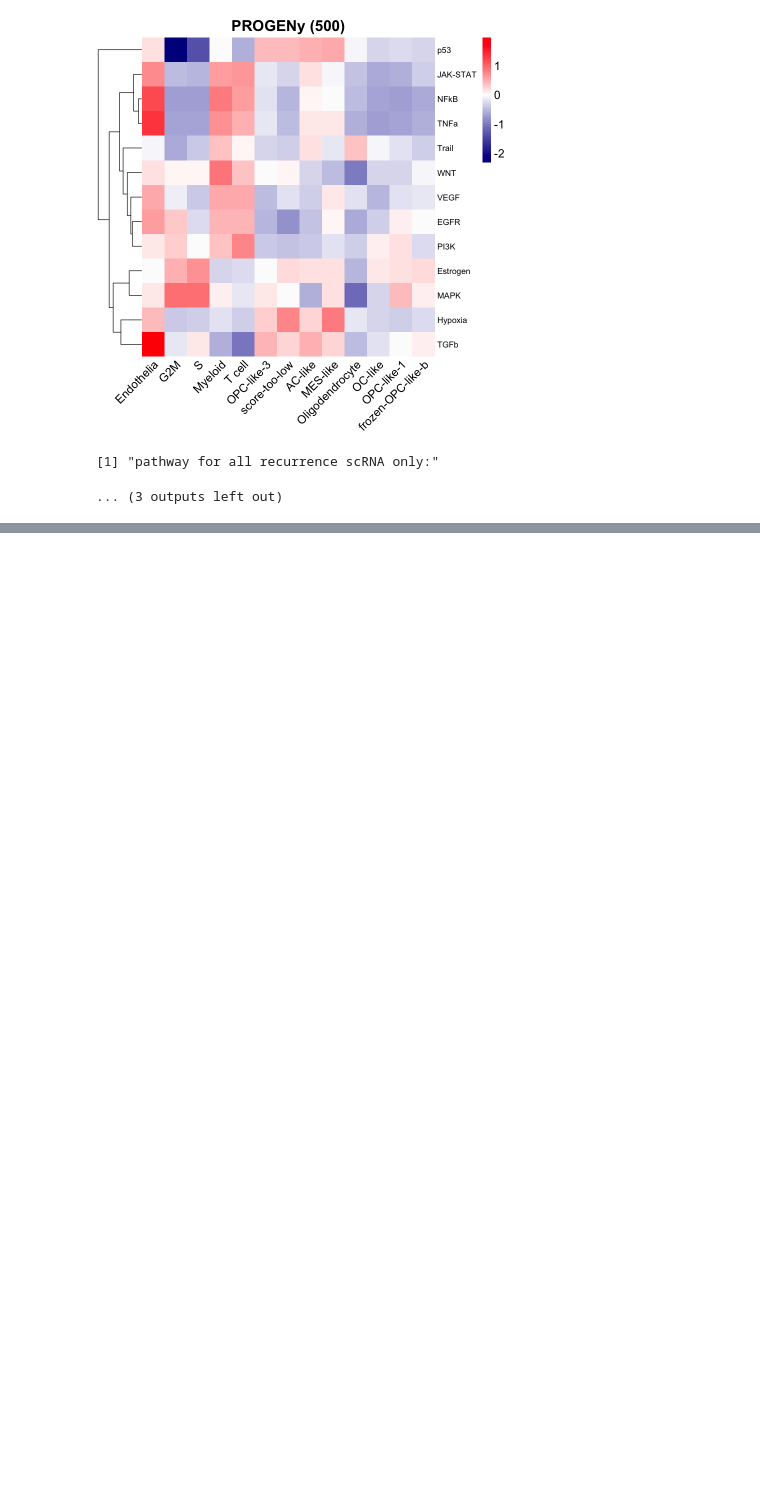
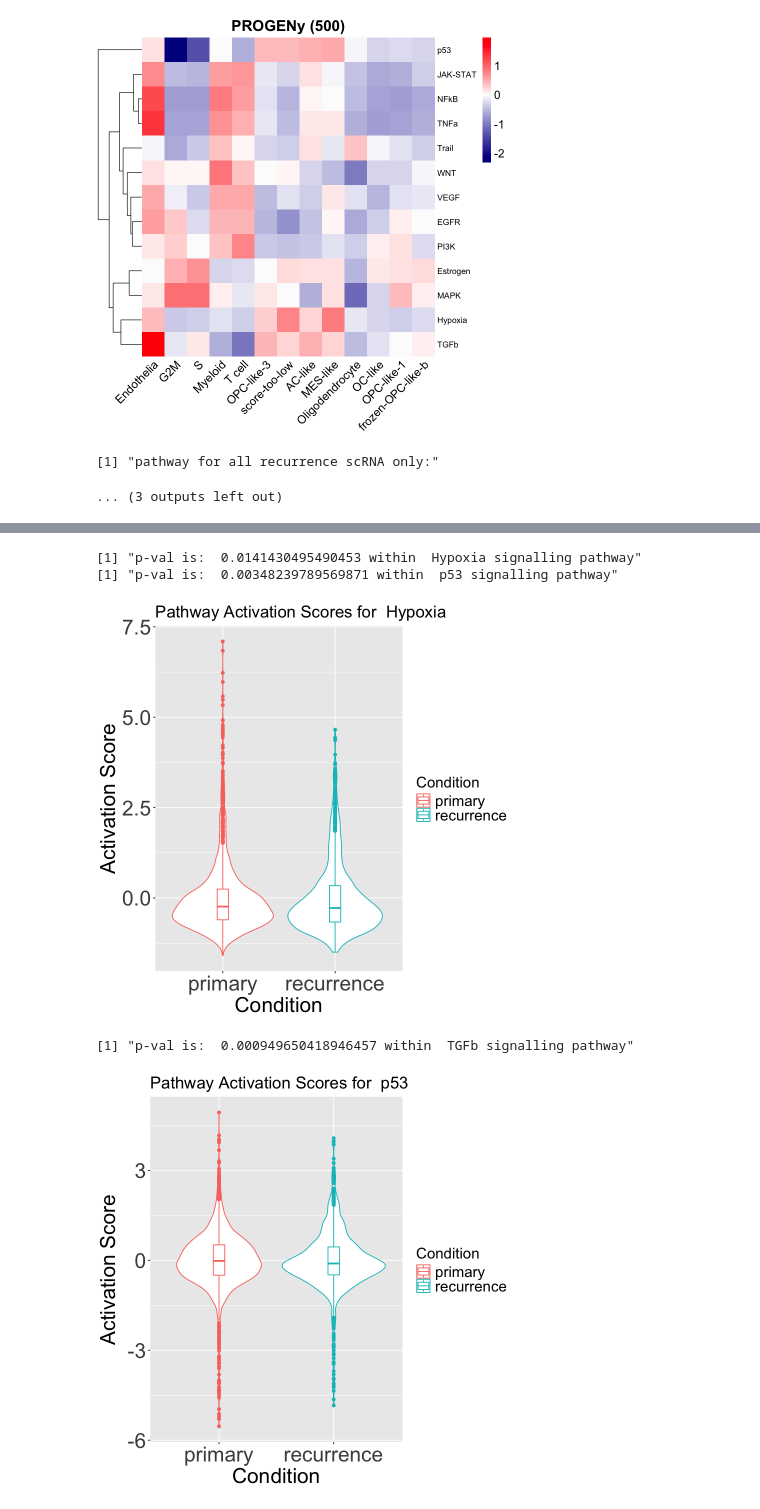
Before and after one commit to Dun-Lab/ADAPTS, a Jupyter notebook: scripts/PROGENy_analysis.ipynb, the cells around one changed output, grey strips where cells are left out. Saved outputs shown, nothing was run; the diff lists cells and outputs as text; code cells hidden in the pictures; blank space fills up the shorter version.

```diff
--- a/scripts/PROGENy_analysis.ipynb
+++ b/scripts/PROGENy_analysis.ipynb
@@ -288,0 +283,11 @@ print(violin_plot)
+# %%
+conditions <- c('primary', 'recurrence')
+for (pathway in unique(clinic_status_pathwayscore$Pathway)) {
+    violin_plot_per_pathway(pathway_score = clinic_status_pathwayscore, pathway = pathway, conditions = conditions)
+}
+# %% [output]
+[1] "p-val is:  0.0141430495490453 within  Hypoxia signalling pathway"
+[1] "p-val is:  0.00348239789569871 within  p53 signalling pathway"
+[figure, added]
+[1] "p-val is:  0.000949650418946457 within  TGFb signalling pathway"
+[figure, added]
```
Also changed, not shown: parts of 4 cells of this notebook.
